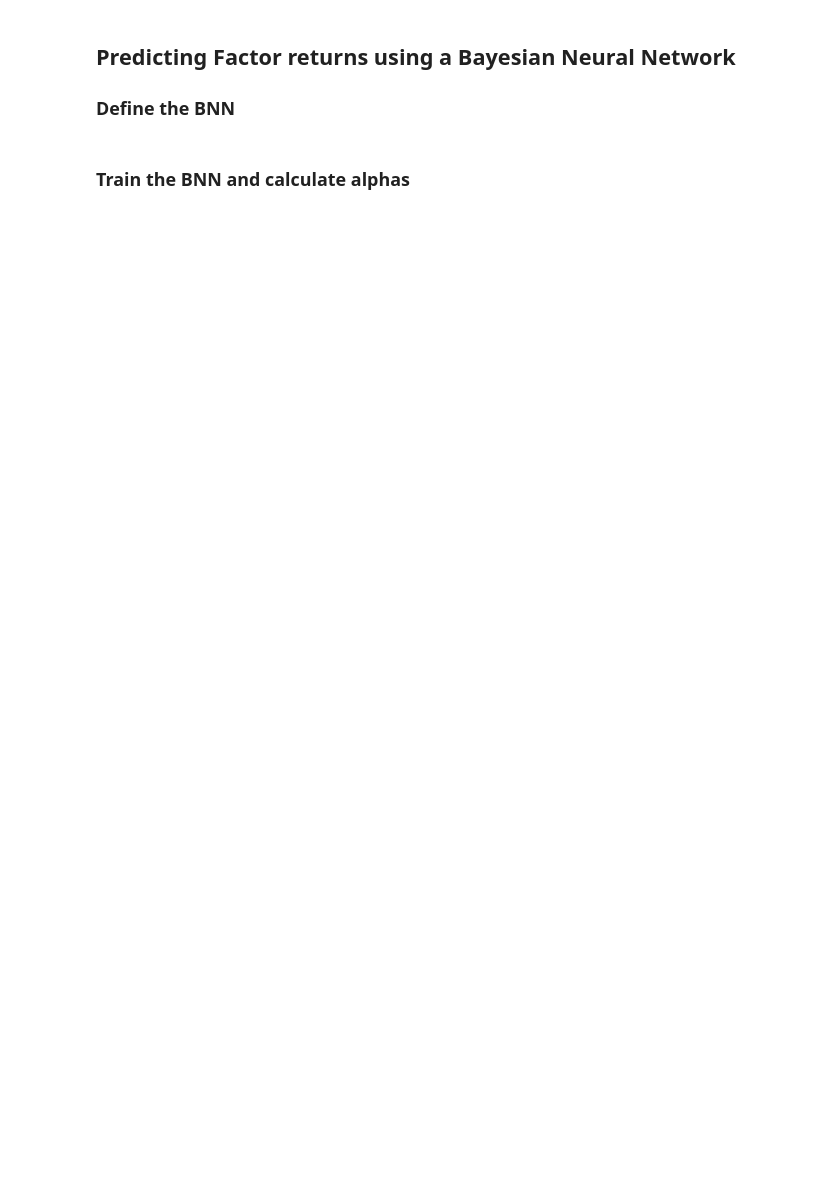
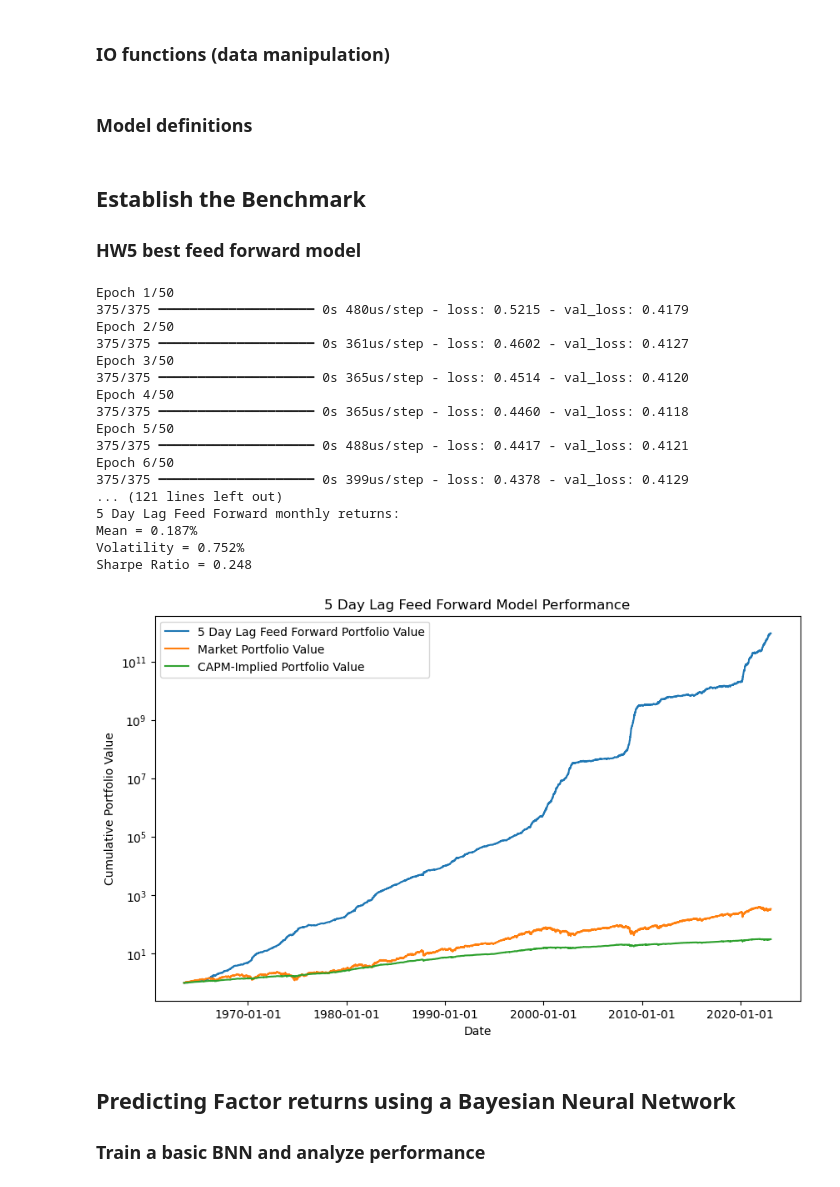
Before and after one commit to KMcCand/Hedge_Funds_Caltech, a Jupyter notebook: Pricing Options using Bayesian Neural Networks/BEM114_final_project_working.ipynb, the cells around one changed output. Cells and saved outputs as stored; diff of their text form; code cells hidden in the pictures; blank space fills up the shorter version.

Commit message:
Add cumulative returns plots. Add 0.11% daily alpha model

```diff
--- a/Pricing Options using Bayesian Neural Networks/BEM114_final_project_working.ipynb
+++ b/Pricing Options using Bayesian Neural Networks/BEM114_final_project_working.ipynb
@@ -193,0 +179,2 @@ def max_sharpe_ratio_factor_strat(row):
+# %% [markdown]
+### IO functions (data manipulation)
@@ -193,0 +197,2 @@ def max_sharpe_ratio_factor_strat(row):
+# %% [markdown]
+### Model definitions
@@ -194,4 +379,39 @@ def max_sharpe_ratio_factor_strat(row):
+# %% [markdown]
+## Establish the Benchmark
+
+### HW5 best feed forward model
+# %%
+COMMON_SEED = 123
+
+# Calculate returns and alphas using the feed forward neural net with
+# five day lagged input variables.
+fitting_returns_data(
+    'ff6_factors_19630701_20230131.csv',
+    io_day_5_lag,
+    model_feed_forward,
+    "5 Day Lag Feed Forward",
+    seed = COMMON_SEED,
+    log = True);
+# %% [output]
+Epoch 1/50
+375/375 ━━━━━━━━━━━━━━━━━━━━ 0s 480us/step - loss: 0.5215 - val_loss: 0.4179
+Epoch 2/50
+375/375 ━━━━━━━━━━━━━━━━━━━━ 0s 361us/step - loss: 0.4602 - val_loss: 0.4127
+Epoch 3/50
+375/375 ━━━━━━━━━━━━━━━━━━━━ 0s 365us/step - loss: 0.4514 - val_loss: 0.4120
+Epoch 4/50
+375/375 ━━━━━━━━━━━━━━━━━━━━ 0s 365us/step - loss: 0.4460 - val_loss: 0.4118
+Epoch 5/50
+375/375 ━━━━━━━━━━━━━━━━━━━━ 0s 488us/step - loss: 0.4417 - val_loss: 0.4121
+Epoch 6/50
+375/375 ━━━━━━━━━━━━━━━━━━━━ 0s 399us/step - loss: 0.4378 - val_loss: 0.4129
+... (121 lines left out)
+5 Day Lag Feed Forward monthly returns:
+Mean = 0.187%
+Volatility = 0.752%
+Sharpe Ratio = 0.248
+[figure, added]
 # %% [markdown]
 ## Predicting Factor returns using a Bayesian Neural Network
 
-### Define the BNN
+### Train a basic BNN and analyze performance
@@ -261,3 +418 @@ def model_bnn(X, y, X_train, y_train, X_val, y_val):
-# %% [markdown]
-### Train the BNN and calculate alphas
 # %%
```
Also changed, not shown: parts of 14 cells of this notebook, 2 other files.
